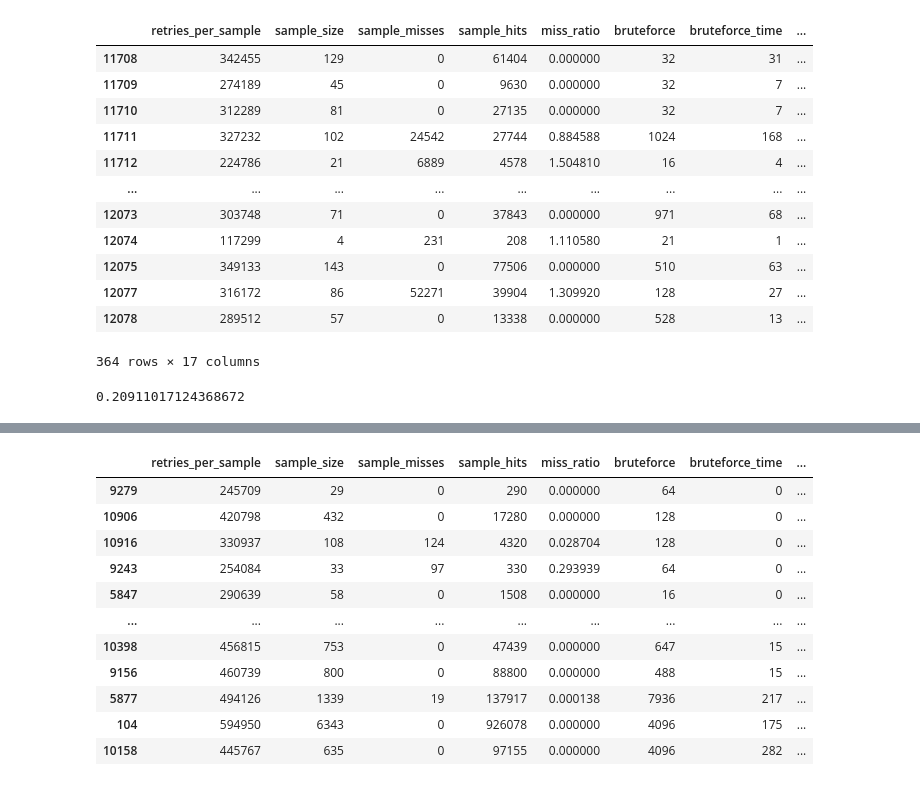
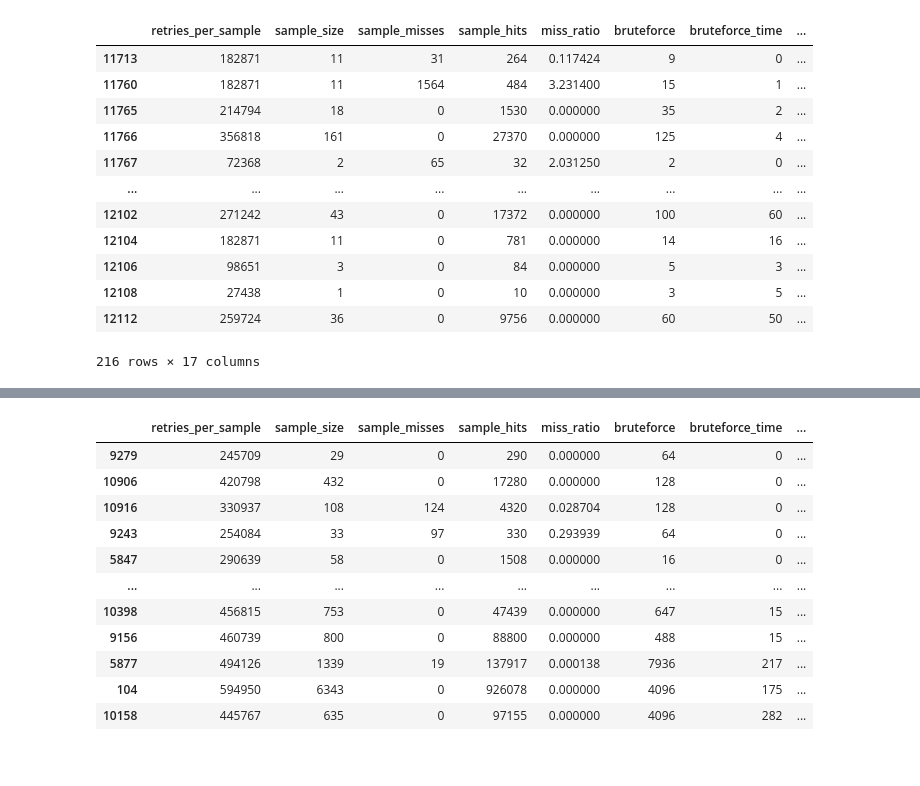
Before and after one commit to viantirreau/count-nfa, a Jupyter notebook: cpp_bindings.ipynb, the cells around one changed output, grey strips where cells are left out. Drawn from its saved outputs; the diff is of its cells as text; code cells hidden in the pictures.

```diff
--- a/cpp_bindings.ipynb
+++ b/cpp_bindings.ipynb
@@ -112,23 +102,21 @@ with open("cpp_random.pkl", "rb") as fd:
 df = pd.DataFrame(results)
 # %%
 df["rel_error"] = abs(df.estimation - df.bruteforce)/df.bruteforce
-# %%
-df[df["n_states"] > 20]
-# %% [output]
-|  | retries_per_sample | sample_size | sample_misses | sample_hits | miss_ratio | bruteforce | bruteforce_time | ... |
-| 11708 | 342455 | 129 | 0 | 61404 | 0.000000 | 32 | 31 | ... |
-| 11709 | 274189 | 45 | 0 | 9630 | 0.000000 | 32 | 7 | ... |
-| 11710 | 312289 | 81 | 0 | 27135 | 0.000000 | 32 | 7 | ... |
-| 11711 | 327232 | 102 | 24542 | 27744 | 0.884588 | 1024 | 168 | ... |
-| 11712 | 224786 | 21 | 6889 | 4578 | 1.504810 | 16 | 4 | ... |
-| ... | ... | ... | ... | ... | ... | ... | ... | ... |
-| 12073 | 303748 | 71 | 0 | 37843 | 0.000000 | 971 | 68 | ... |
-| 12074 | 117299 | 4 | 231 | 208 | 1.110580 | 21 | 1 | ... |
-| 12075 | 349133 | 143 | 0 | 77506 | 0.000000 | 510 | 63 | ... |
-| 12077 | 316172 | 86 | 52271 | 39904 | 1.309920 | 128 | 27 | ... |
-| 12078 | 289512 | 57 | 0 | 13338 | 0.000000 | 528 | 13 | ... |
-364 rows × 17 columns
-# %%
-df[df.epsilon < 80].rel_error.quantile(.99)
-# %% [output]
-0.20911017124368672
+# %%
+ge_20 = df[df["n_states"] > 20]
+
+ge_20[~(ge_20["bruteforce"] / (2**ge_20["string_len"])).isin([1.0, 0.5, 0.125, 0.75, 0.0625])]
+# %% [output]
+|  | retries_per_sample | sample_size | sample_misses | sample_hits | miss_ratio | bruteforce | bruteforce_time | ... |
+| 11713 | 182871 | 11 | 31 | 264 | 0.117424 | 9 | 0 | ... |
+| 11760 | 182871 | 11 | 1564 | 484 | 3.231400 | 15 | 1 | ... |
+| 11765 | 214794 | 18 | 0 | 1530 | 0.000000 | 35 | 2 | ... |
+| 11766 | 356818 | 161 | 0 | 27370 | 0.000000 | 125 | 4 | ... |
+| 11767 | 72368 | 2 | 65 | 32 | 2.031250 | 2 | 0 | ... |
+| ... | ... | ... | ... | ... | ... | ... | ... | ... |
+| 12102 | 271242 | 43 | 0 | 17372 | 0.000000 | 100 | 60 | ... |
+| 12104 | 182871 | 11 | 0 | 781 | 0.000000 | 14 | 16 | ... |
+| 12106 | 98651 | 3 | 0 | 84 | 0.000000 | 5 | 3 | ... |
+| 12108 | 27438 | 1 | 0 | 10 | 0.000000 | 3 | 5 | ... |
+| 12112 | 259724 | 36 | 0 | 9756 | 0.000000 | 60 | 50 | ... |
+216 rows × 17 columns
```
Also changed, not shown: parts of 21 cells of this notebook, 1 other file.
